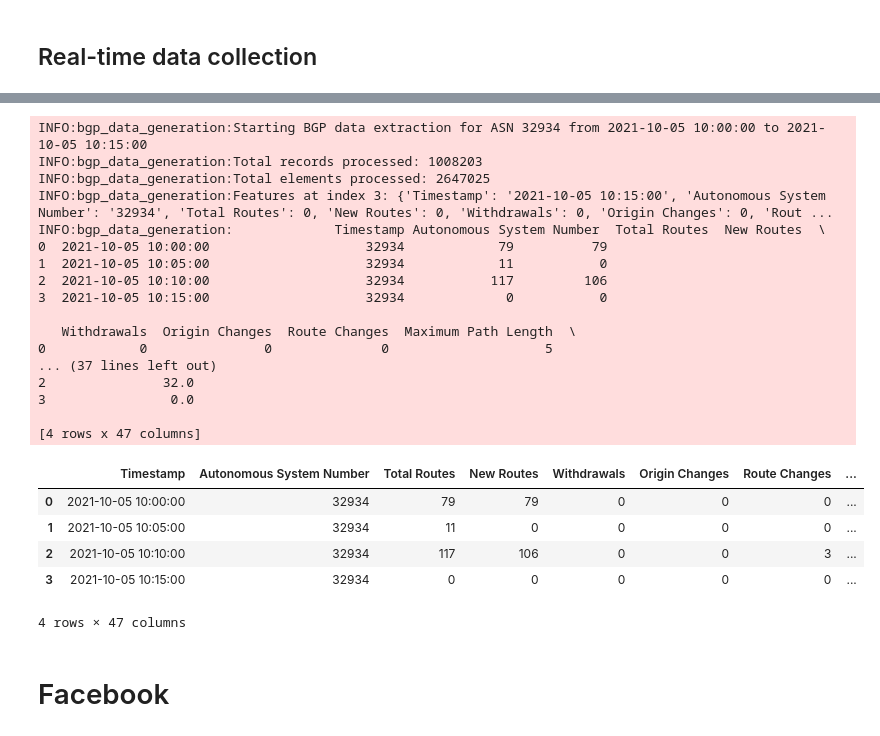
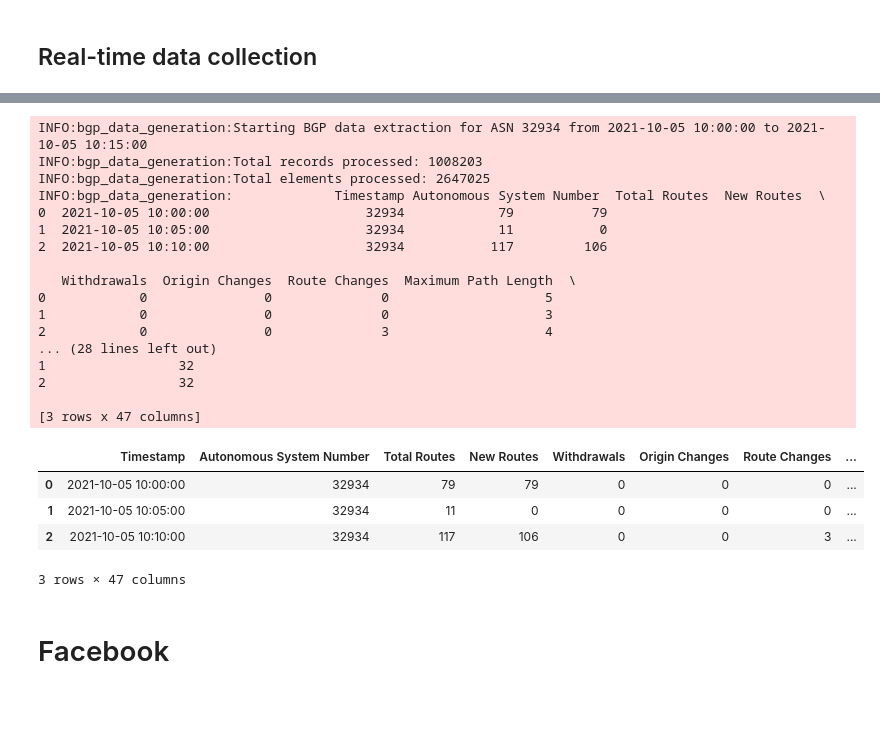
Before and after one commit to hyonbokan/BGP_data_analysis, a Jupyter notebook: bgp_data_analysis_feature_extraction.ipynb, the cells around one changed output, grey strips where cells are left out. Saved outputs shown, nothing was run; the diff lists cells and outputs as text; code cells hidden in the pictures; blank space fills up the shorter version.

Commit message:
new bpg data

```diff
--- a/bgp_data_analysis_feature_extraction.ipynb
+++ b/bgp_data_analysis_feature_extraction.ipynb
@@ -14,7 +50,7 @@ collect_real_time_data(asn=asn, collection_period=collection_period)
 # %%
 facebook_prefixes = set([
-    "129.134.30.0/24",
-    "129.134.30.0/23"
+    "157.240.15.0/24",
+    "179.60.195.0/24"
 ])
 
 target_asn = "32934"
@@ -22,41 +58,40 @@ from_time = "2021-10-05 10:00:00"
 until_time = "2021-10-05 10:15:00"
 output_file = f'facebook_{target_asn}_anomaly_1004_allday.csv'
 
 df_features = extract_bgp_data(
     from_time=from_time,
     until_time=until_time,
     target_asn=target_asn,
     target_prefixes=facebook_prefixes,
     output_file=output_file
 )
 # df_features['Timestamp'] = pd.to_datetime(df_features['Timestamp'])
 # numeric_cols = df_features.select_dtypes(include=['number']).columns
 # plot_statistics(df_features, target_asn)
 df_features
 # %% [output]
 INFO:bgp_data_generation:Starting BGP data extraction for ASN 32934 from 2021-10-05 10:00:00 to 2021-10-05 10:15:00
 INFO:bgp_data_generation:Total records processed: 1008203
 INFO:bgp_data_generation:Total elements processed: 2647025
-INFO:bgp_data_generation:Features at index 3: {'Timestamp': '2021-10-05 10:15:00', 'Autonomous System Number': '32934', 'Total Routes': 0, 'New Routes': 0, 'Withdrawals': 0, 'Origin Changes': 0, 'Rout ...
 INFO:bgp_data_generation:             Timestamp Autonomous System Number  Total Routes  New Routes  \
 0  2021-10-05 10:00:00                    32934            79          79
 1  2021-10-05 10:05:00                    32934            11           0
 2  2021-10-05 10:10:00                    32934           117         106
-3  2021-10-05 10:15:00                    32934             0           0
 
    Withdrawals  Origin Changes  Route Changes  Maximum Path Length  \
 0            0               0              0                    5
-... (37 lines left out)
-2               32.0
-3                0.0
+1            0               0              0                    3
+2            0               0              3                    4
+... (28 lines left out)
+1                 32
+2                 32
 
-[4 rows x 47 columns]
+[3 rows x 47 columns]
 |  | Timestamp | Autonomous System Number | Total Routes | New Routes | Withdrawals | Origin Changes | Route Changes | ... |
 | 0 | 2021-10-05 10:00:00 | 32934 | 79 | 79 | 0 | 0 | 0 | ... |
 | 1 | 2021-10-05 10:05:00 | 32934 | 11 | 0 | 0 | 0 | 0 | ... |
 | 2 | 2021-10-05 10:10:00 | 32934 | 117 | 106 | 0 | 0 | 3 | ... |
-| 3 | 2021-10-05 10:15:00 | 32934 | 0 | 0 | 0 | 0 | 0 | ... |
-4 rows × 47 columns
+3 rows × 47 columns
 # %% [markdown]
 # Facebook
 # %%
```
Also changed, not shown: parts of 2 cells of this notebook, 5 other files.
